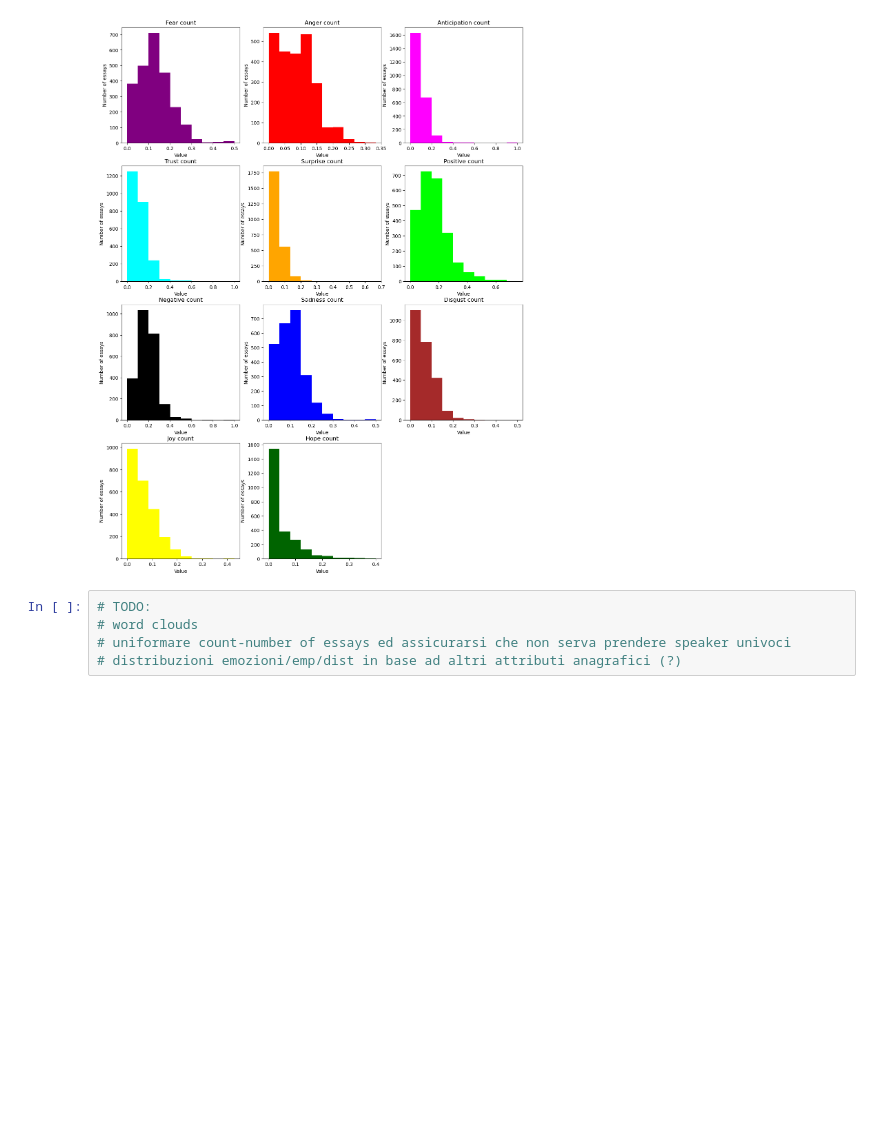
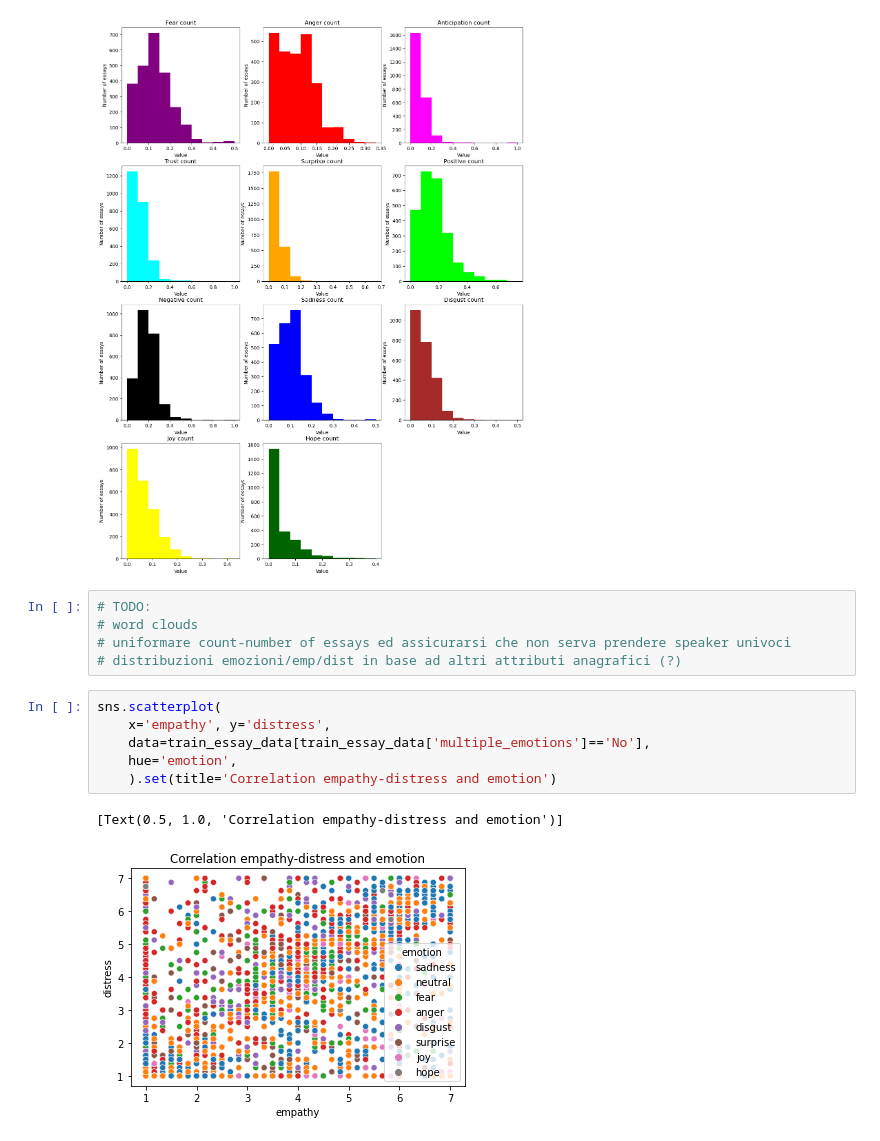
Before and after one commit to HLT-Ghisolfi-Leuzzi-Testa/WASSA-2023, a Jupyter notebook: new_EDA.ipynb, the cells around one changed output. Cells and saved outputs as stored; diff of their text form; blank space fills up the shorter version.

Commit message:
binary emotion and plots

```diff
--- a/new_EDA.ipynb
+++ b/new_EDA.ipynb
@@ -881,3 +885,12 @@ fig.delaxes(axs[3][2])
 # word clouds
 # uniformare count-number of essays ed assicurarsi che non serva prendere speaker univoci
 # distribuzioni emozioni/emp/dist in base ad altri attributi anagrafici (?)
+# %%
+sns.scatterplot(
+    x='empathy', y='distress',
+    data=train_essay_data[train_essay_data['multiple_emotions']=='No'],
+    hue='emotion',
+    ).set(title='Correlation empathy-distress and emotion')
+# %% [output]
+[Text(0.5, 1.0, 'Correlation empathy-distress and emotion')]
+[figure, added]
```
Also changed, not shown: parts of 5 cells of this notebook, 1 other file.
